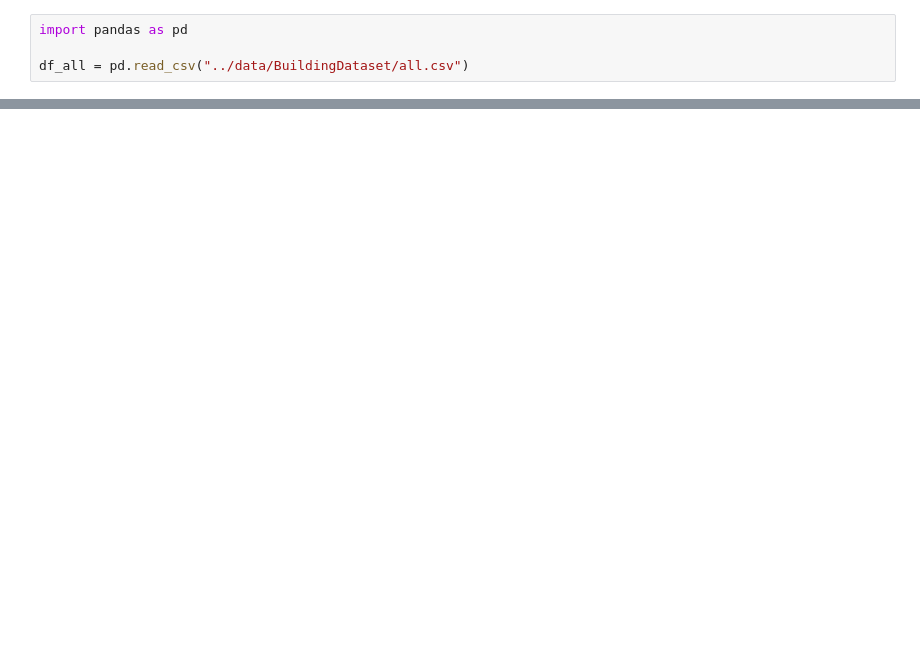
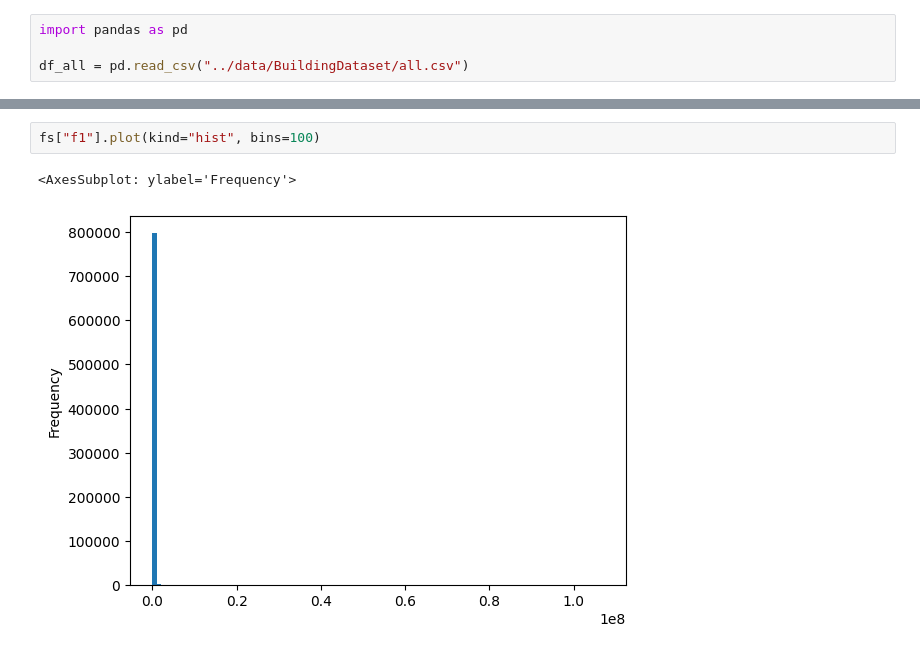
Before and after one commit to gialmisi/xaimoo-experiments, a Jupyter notebook: notebooks/building_data.ipynb, the cells around one changed output, grey strips where cells are left out. Cells and saved outputs as stored; diff of their text form; blank space fills up the shorter version.

```diff
--- a/notebooks/building_data.ipynb
+++ b/notebooks/building_data.ipynb
@@ -23,0 +31,5 @@ xs shape = (806540, 99)
+# %%
+fs["f1"].plot(kind="hist", bins=100)
+# %% [output]
+<AxesSubplot: ylabel='Frequency'>
+[figure, added]
```
Also changed, not shown: parts of 12 cells of this notebook.
